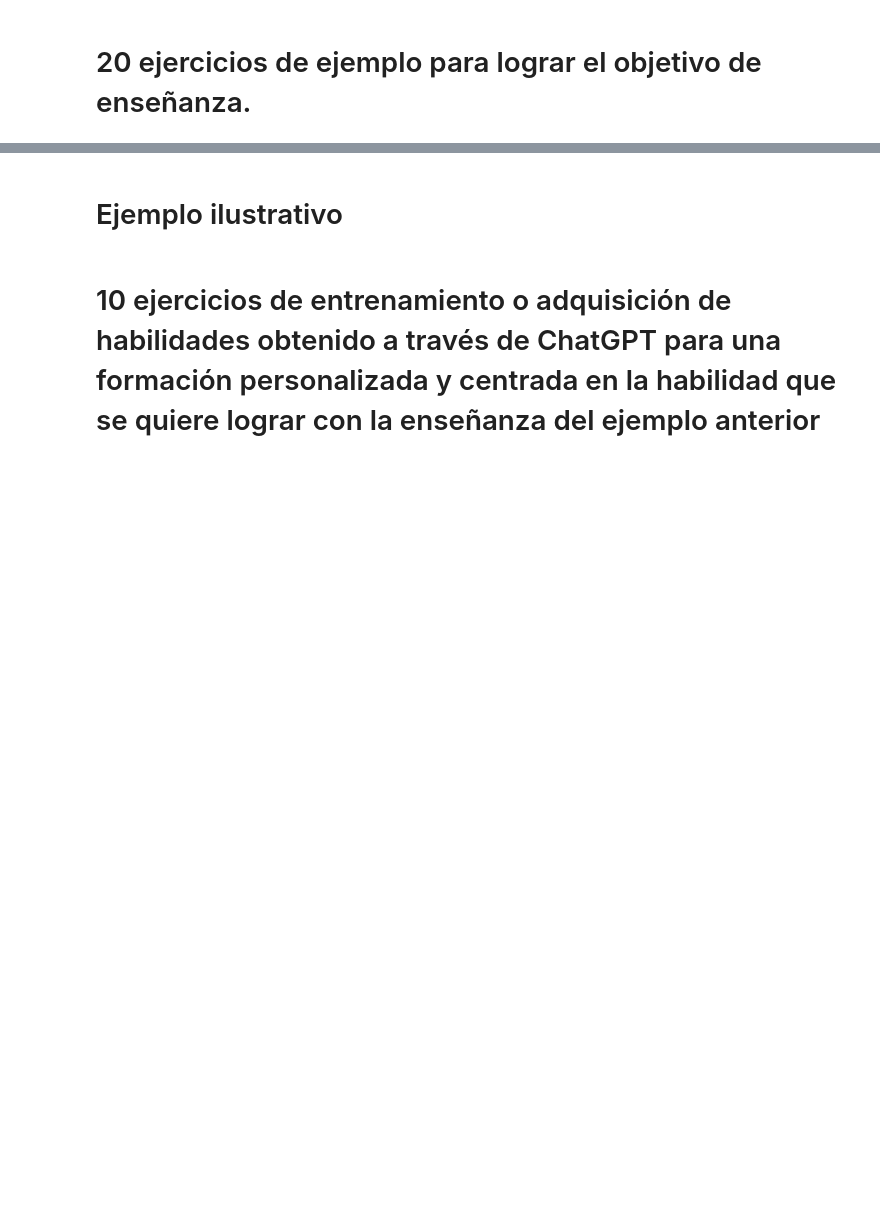
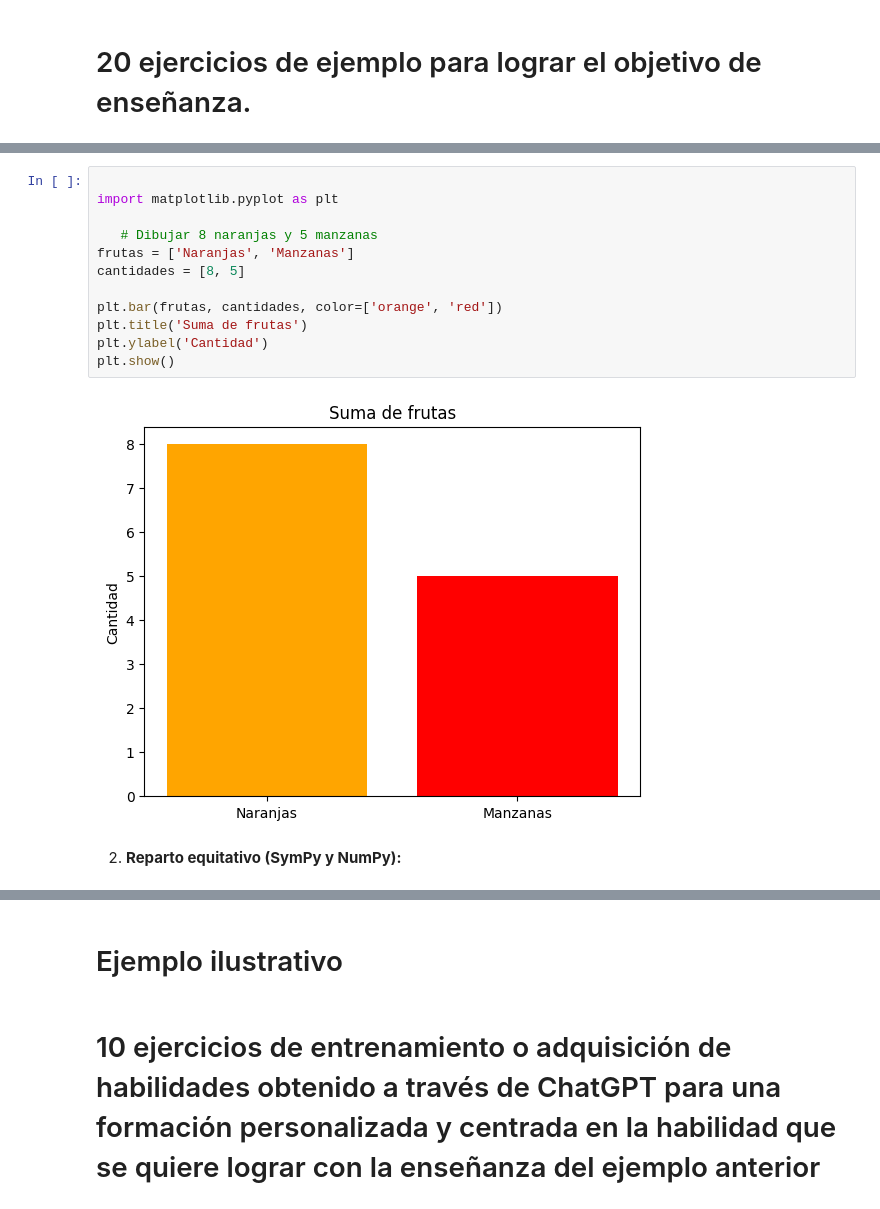
Before and after one commit to marco-canas/desarrollo_pensamiento_matematico_infancia, a Jupyter notebook: clases_2024_2/2_desarrollo_pensamiento_matematico_infancia_grado_2/2_segundo_objetivo_de_aprendizaje/1_segundo_objetivo_de_aprendizaje_dba.ipynb, the cells around one changed output, grey strips where cells are left out. Saved outputs shown, nothing was run; the diff lists cells and outputs as text; blank space fills up the shorter version.

```diff
--- a/clases_2024_2/2_desarrollo_pensamiento_matematico_infancia_grado_2/2_segundo_objetivo_de_aprendizaje/1_segundo_objetivo_de_aprendizaje_dba.ipynb
+++ b/clases_2024_2/2_desarrollo_pensamiento_matematico_infancia_grado_2/2_segundo_objetivo_de_aprendizaje/1_segundo_objetivo_de_aprendizaje_dba.ipynb
@@ -306,0 +331,18 @@ Indicadores:
+# %%
+
+import matplotlib.pyplot as plt
+
+   # Dibujar 8 naranjas y 5 manzanas
+frutas = ['Naranjas', 'Manzanas']
+cantidades = [8, 5]
+
+plt.bar(frutas, cantidades, color=['orange', 'red'])
+plt.title('Suma de frutas')
+plt.ylabel('Cantidad')
+plt.show()
+# %% [output]
+[figure, added]
+# %% [markdown]
+
+
+2. **Reparto equitativo (SymPy y NumPy):**
```
Also changed, not shown: parts of 13 cells of this notebook, 2 other files.
